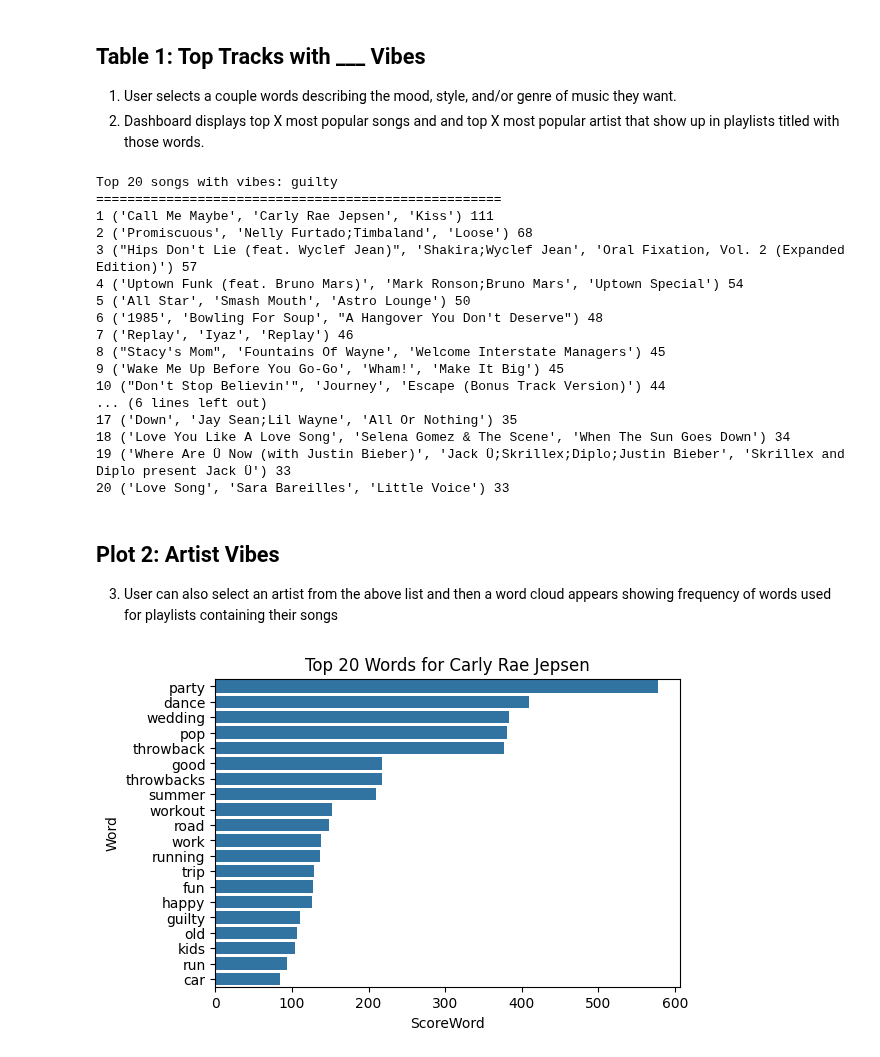
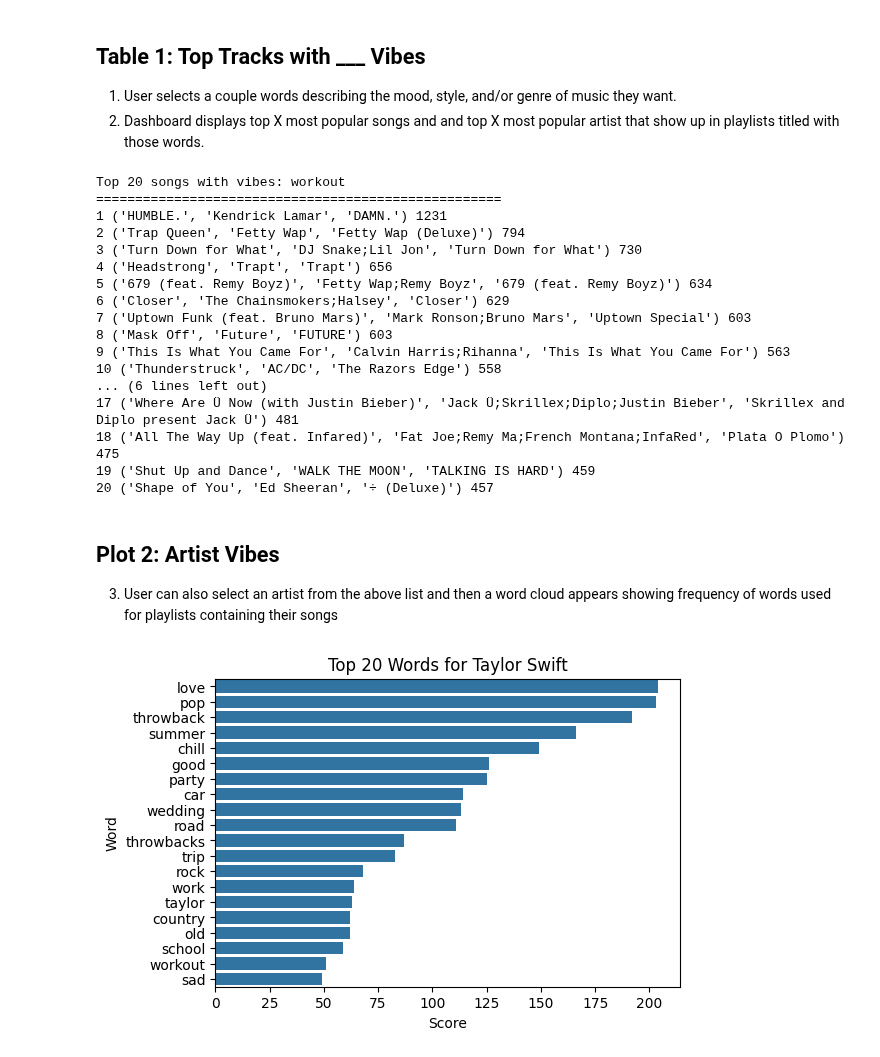
Before and after one commit to holistudio/spotify_dash, a Jupyter notebook: 03_EDA/dashboard_preview.ipynb, the cells around one changed output. Saved outputs shown, nothing was run; the diff lists cells and outputs as text; code cells hidden in the pictures.

Commit message:
Update dashboard_preview.ipynb
Re-run to check "stuff" word doesn't show up in artist-word plots

```diff
--- a/03_EDA/dashboard_preview.ipynb
+++ b/03_EDA/dashboard_preview.ipynb
@@ -98,7 +98,7 @@ def get_track_info(track_ids):
 top_x = 20
 
 # given user's selected words
-user_words = ['guilty']
+user_words = ['workout']
 print(f'Top {top_x} songs with vibes: {", ".join(user_words)}')
 print('====================================================')
 # rank track_ids based on selected words
@@ -111,23 +111,23 @@ top_tracks = get_track_info(top_track_ids)
 for i in range(top_x):
     print(i+1, top_tracks[i], totals[i])
 # %% [output]
-Top 20 songs with vibes: guilty
+Top 20 songs with vibes: workout
 ====================================================
-1 ('Call Me Maybe', 'Carly Rae Jepsen', 'Kiss') 111
-2 ('Promiscuous', 'Nelly Furtado;Timbaland', 'Loose') 68
-3 ("Hips Don't Lie (feat. Wyclef Jean)", 'Shakira;Wyclef Jean', 'Oral Fixation, Vol. 2 (Expanded Edition)') 57
-4 ('Uptown Funk (feat. Bruno Mars)', 'Mark Ronson;Bruno Mars', 'Uptown Special') 54
-5 ('All Star', 'Smash Mouth', 'Astro Lounge') 50
-6 ('1985', 'Bowling For Soup', "A Hangover You Don't Deserve") 48
-7 ('Replay', 'Iyaz', 'Replay') 46
-8 ("Stacy's Mom", 'Fountains Of Wayne', 'Welcome Interstate Managers') 45
-9 ('Wake Me Up Before You Go-Go', 'Wham!', 'Make It Big') 45
-10 ("Don't Stop Believin'", 'Journey', 'Escape (Bonus Track Version)') 44
+1 ('HUMBLE.', 'Kendrick Lamar', 'DAMN.') 1231
+2 ('Trap Queen', 'Fetty Wap', 'Fetty Wap (Deluxe)') 794
+3 ('Turn Down for What', 'DJ Snake;Lil Jon', 'Turn Down for What') 730
+4 ('Headstrong', 'Trapt', 'Trapt') 656
+5 ('679 (feat. Remy Boyz)', 'Fetty Wap;Remy Boyz', '679 (feat. Remy Boyz)') 634
+6 ('Closer', 'The Chainsmokers;Halsey', 'Closer') 629
+7 ('Uptown Funk (feat. Bruno Mars)', 'Mark Ronson;Bruno Mars', 'Uptown Special') 603
+8 ('Mask Off', 'Future', 'FUTURE') 603
+9 ('This Is What You Came For', 'Calvin Harris;Rihanna', 'This Is What You Came For') 563
+10 ('Thunderstruck', 'AC/DC', 'The Razors Edge') 558
 ... (6 lines left out)
-17 ('Down', 'Jay Sean;Lil Wayne', 'All Or Nothing') 35
-18 ('Love You Like A Love Song', 'Selena Gomez & The Scene', 'When The Sun Goes Down') 34
-19 ('Where Are Ü Now (with Justin Bieber)', 'Jack Ü;Skrillex;Diplo;Justin Bieber', 'Skrillex and Diplo present Jack Ü') 33
-20 ('Love Song', 'Sara Bareilles', 'Little Voice') 33
+17 ('Where Are Ü Now (with Justin Bieber)', 'Jack Ü;Skrillex;Diplo;Justin Bieber', 'Skrillex and Diplo present Jack Ü') 481
+18 ('All The Way Up (feat. Infared)', 'Fat Joe;Remy Ma;French Montana;InfaRed', 'Plata O Plomo') 475
+19 ('Shut Up and Dance', 'WALK THE MOON', 'TALKING IS HARD') 459
+20 ('Shape of You', 'Ed Sheeran', '÷ (Deluxe)') 457
 # %%
 # TODO: Ranking issue: Consider normalizing row-wise 'words_trackID.csv'
 # otherwise rankings not affected by uncommonly used playlist words.
@@ -136,24 +136,24 @@ Top 20 songs with vibes: guilty
 
  3. User can also select an artist from the above list and then a word cloud appears showing frequency of words used for playlists containing their songs
 # %%
-user_artist = 'Carly Rae Jepsen'
+user_artist = 'Taylor Swift'
 filter = df2['artist'] == user_artist
 # Select the row (Kansas) and drop artist column
 row = df2.loc[filter, df2.columns[2:]].iloc[0]
 
 # Get top 3 words by value
 top_pairs = row.sort_values(ascending=False).head(top_x)
 
 # Plot with seaborn
 plt.figure(figsize=(6,4))
 sns.barplot(x=top_pairs.values, y=top_pairs.index)
 
 plt.title(f"Top {top_x} Words for {user_artist}")
 plt.xlabel("Score")
 plt.ylabel("Word")
 plt.show()
 # %% [output]
-[figure, old version]
+[figure, new version]
 # %%
 from wordcloud import WordCloud
 # %%
```
Also changed, not shown: parts of 3 cells of this notebook.
